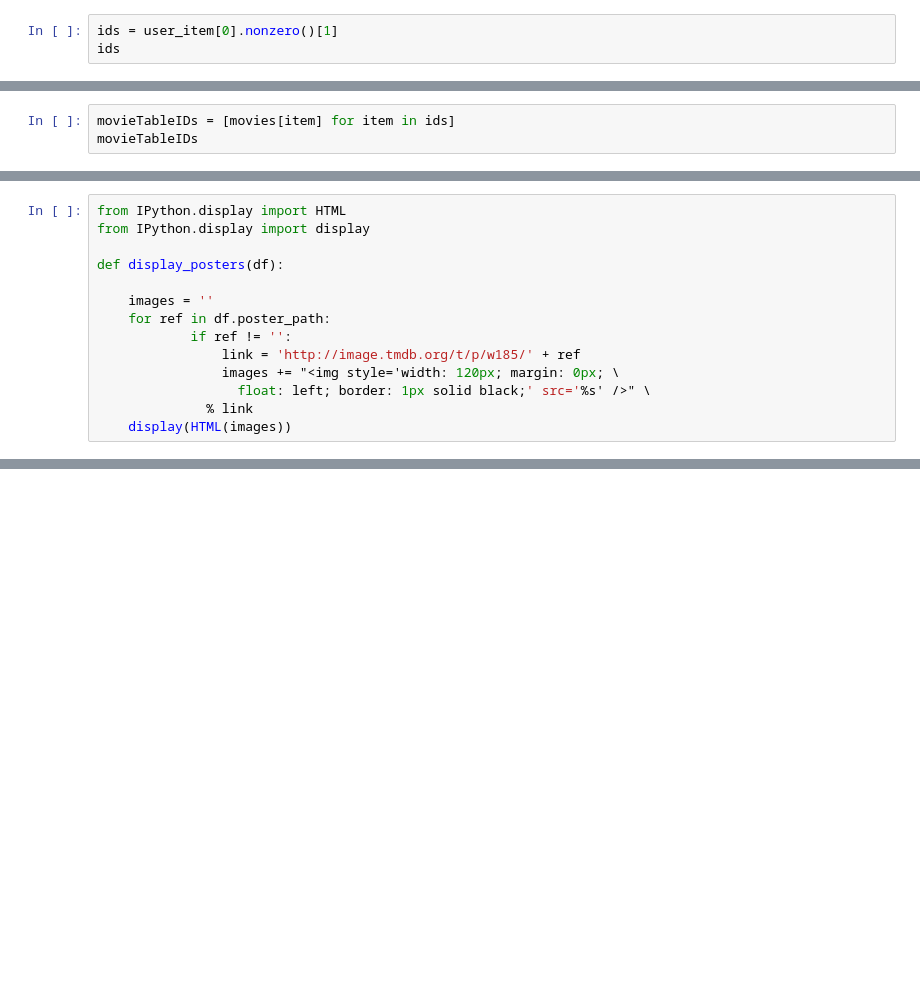
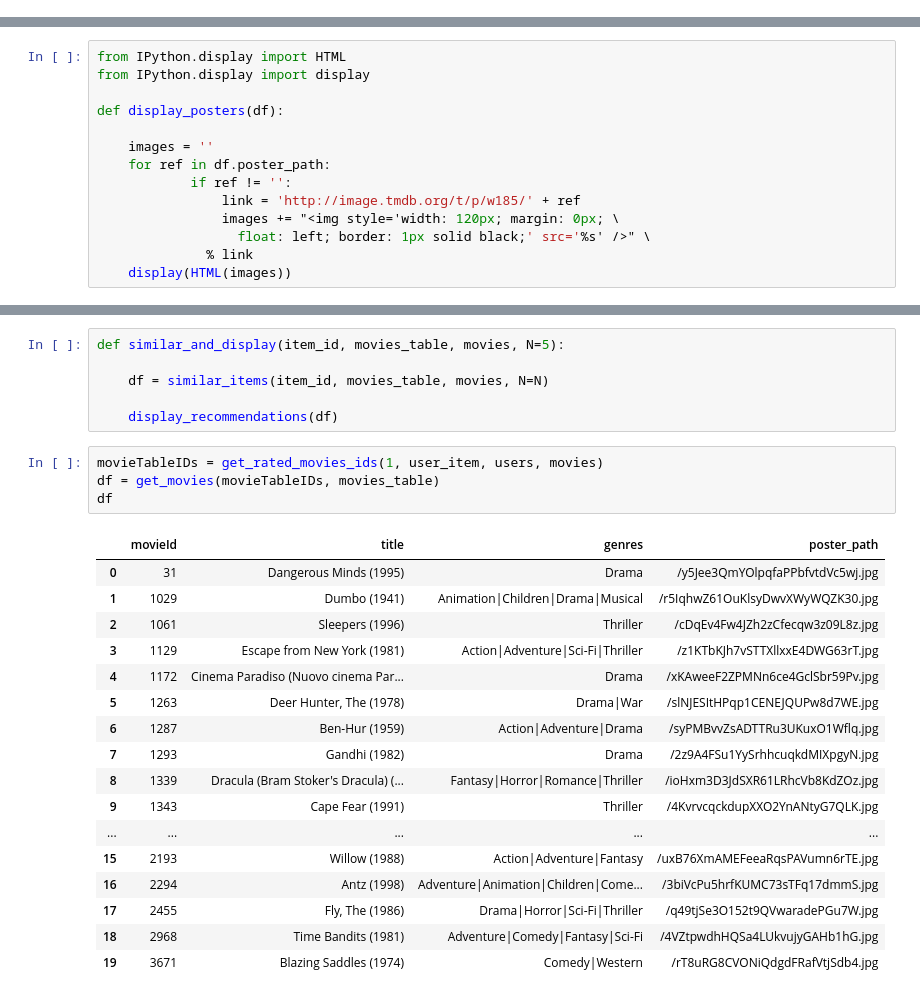
Before and after one commit to maviator/metflix, a Jupyter notebook: Because_you_watched.ipynb, the cells around one changed output, grey strips where cells are left out. Saved outputs shown, nothing was run; the diff lists cells and outputs as text; blank space fills up the shorter version.

```diff
--- a/evaluationScheme.ipynb
+++ b/Because_you_watched.ipynb
@@ -52,6 +50,3 @@ model = implicit.als.AlternatingLeastSquares(factors=10,
 model.fit(user_item.T)
 # %% [markdown]
 First let's write a function that returns the movies that a particular user had rated
-# %%
-ids = user_item[0].nonzero()[1]
-ids
@@ -61,3 +52,0 @@ array([ 0,  1,  2,  3,  4,  5,  6,  7,  8,  9, 10, 11, 12, 13, 14, 15, 16,
-# %%
-movieTableIDs = [movies[item] for item in ids]
-movieTableIDs
@@ -405,0 +392,28 @@ Traditional ML models can be evaluated through metrics like RMSE for regression
+# %%
+def similar_and_display(item_id, movies_table, movies, N=5):
+
+    df = similar_items(item_id, movies_table, movies, N=N)
+
+    display_recommendations(df)
+# %%
+movieTableIDs = get_rated_movies_ids(1, user_item, users, movies)
+df = get_movies(movieTableIDs, movies_table)
+df
+# %% [output]
+|  | movieId | title | genres | poster_path |
+| 0 | 31 | Dangerous Minds (1995) | Drama | /y5Jee3QmYOlpqfaPPbfvtdVc5wj.jpg |
+| 1 | 1029 | Dumbo (1941) | Animation|Children|Drama|Musical | /r5IqhwZ61OuKlsyDwvXWyWQZK30.jpg |
+| 2 | 1061 | Sleepers (1996) | Thriller | /cDqEv4Fw4JZh2zCfecqw3z09L8z.jpg |
+| 3 | 1129 | Escape from New York (1981) | Action|Adventure|Sci-Fi|Thriller | /z1KTbKJh7vSTTXllxxE4DWG63rT.jpg |
+| 4 | 1172 | Cinema Paradiso (Nuovo cinema Par... | Drama | /xKAweeF2ZPMNn6ce4GclSbr59Pv.jpg |
+| 5 | 1263 | Deer Hunter, The (1978) | Drama|War | /slNJESItHPqp1CENEJQUPw8d7WE.jpg |
+| 6 | 1287 | Ben-Hur (1959) | Action|Adventure|Drama | /syPMBvvZsADTTRu3UKuxO1Wflq.jpg |
+| 7 | 1293 | Gandhi (1982) | Drama | /2z9A4FSu1YySrhhcuqkdMIXpgyN.jpg |
+| 8 | 1339 | Dracula (Bram Stoker's Dracula) (... | Fantasy|Horror|Romance|Thriller | /ioHxm3D3JdSXR61LRhcVb8KdZOz.jpg |
+| 9 | 1343 | Cape Fear (1991) | Thriller | /4KvrvcqckdupXXO2YnANtyG7QLK.jpg |
+| ... | ... | ... | ... | ... |
+| 15 | 2193 | Willow (1988) | Action|Adventure|Fantasy | /uxB76XmAMEFeeaRqsPAVumn6rTE.jpg |
+| 16 | 2294 | Antz (1998) | Adventure|Animation|Children|Come... | /3biVcPu5hrfKUMC73sTFq17dmmS.jpg |
+| 17 | 2455 | Fly, The (1986) | Drama|Horror|Sci-Fi|Thriller | /q49tjSe3O152t9QVwaradePGu7W.jpg |
+| 18 | 2968 | Time Bandits (1981) | Adventure|Comedy|Fantasy|Sci-Fi | /4VZtpwdhHQSa4LUkvujyGAHb1hG.jpg |
+| 19 | 3671 | Blazing Saddles (1974) | Comedy|Western | /rT8uRG8CVONiQdgdFRafVtjSdb4.jpg |
```
Also changed, not shown: parts of 21 cells of this notebook, 1 other file.
